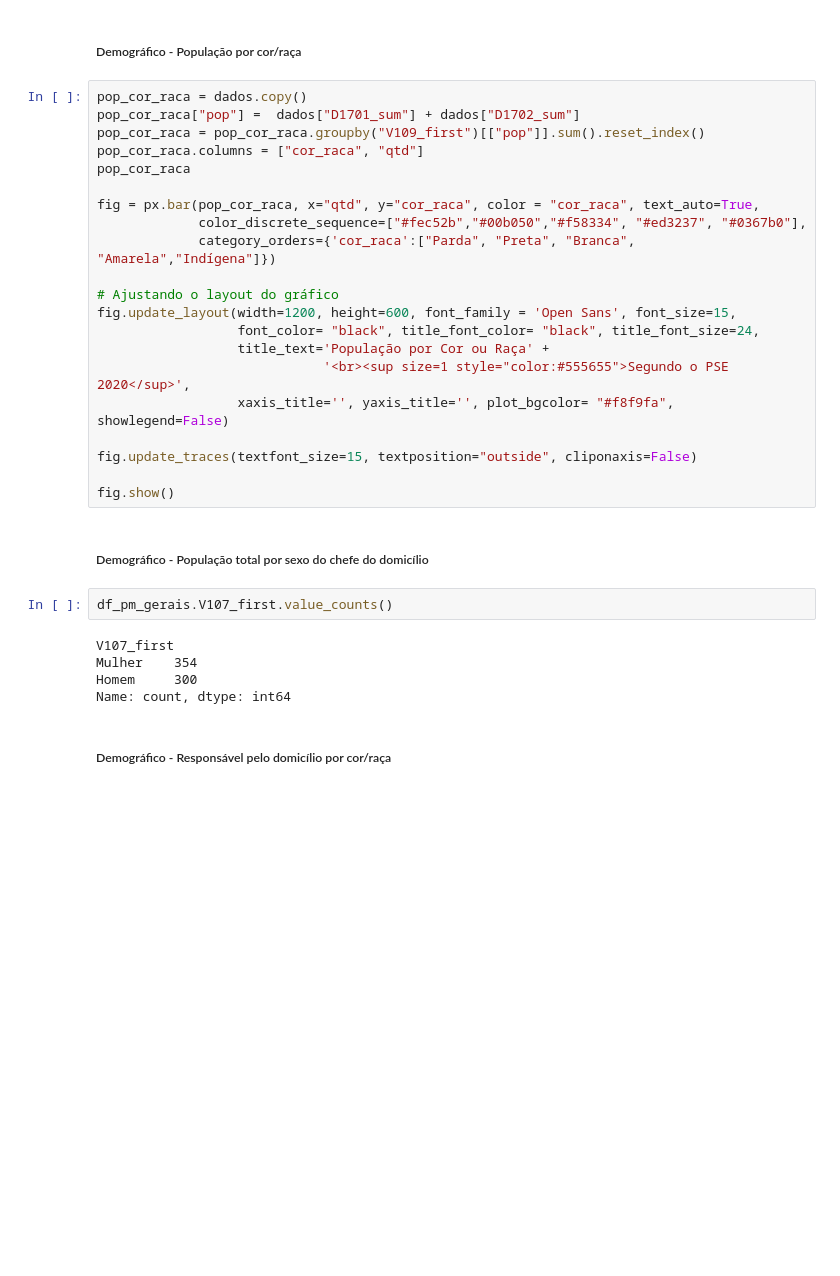
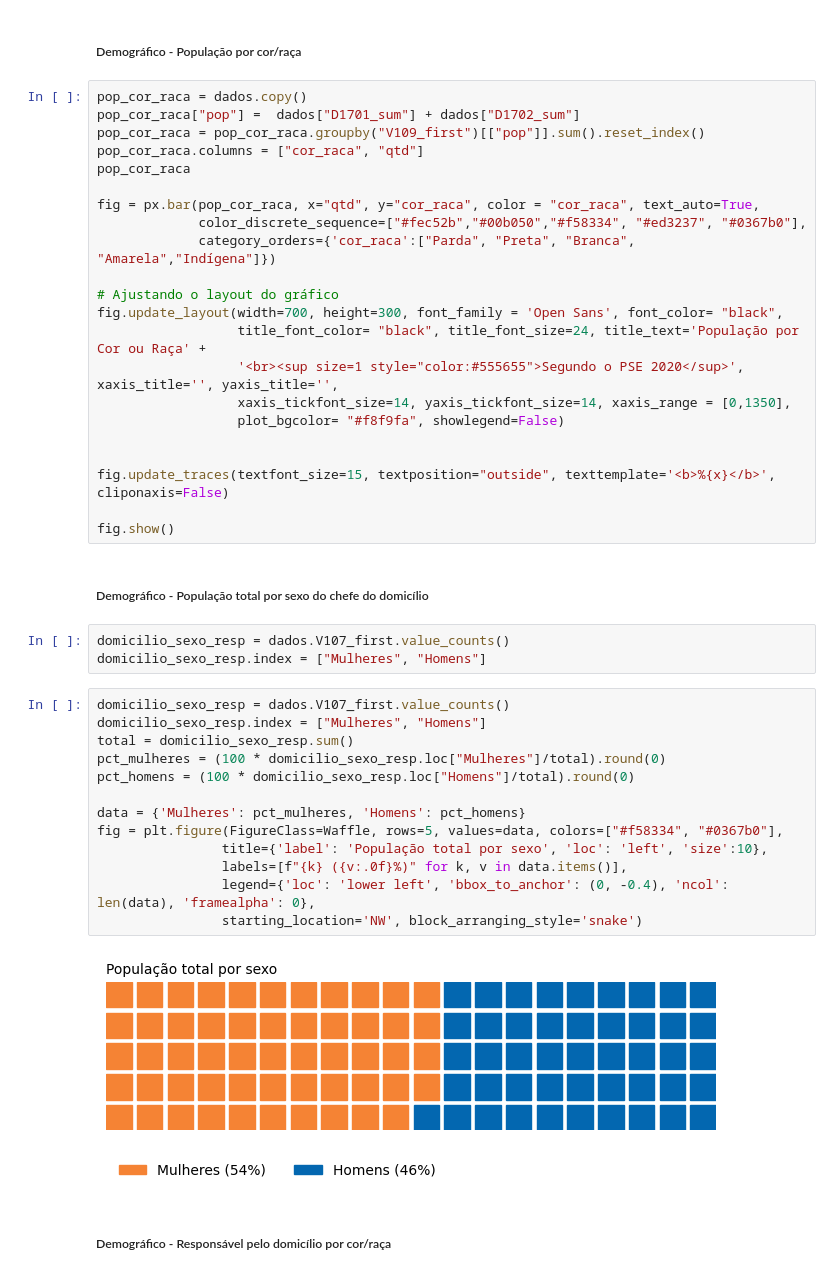
Before and after one commit to afonsosr2/datathon-grupo51, a Jupyter notebook: notebooks/PSE_2020.ipynb, the cells around one changed output. Drawn from its saved outputs; the diff is of its cells as text; blank space fills up the shorter version.

```diff
--- a/notebooks/PSE_2020.ipynb
+++ b/notebooks/PSE_2020.ipynb
@@ -96,24 +96,36 @@ fig = px.bar(pop_cor_raca, x="qtd", y="cor_raca", color = "cor_raca", text_auto=
              category_orders={'cor_raca':["Parda", "Preta", "Branca", "Amarela","Indígena"]})
 
 # Ajustando o layout do gráfico
-fig.update_layout(width=1200, height=600, font_family = 'Open Sans', font_size=15,
-                  font_color= "black", title_font_color= "black", title_font_size=24,
-                  title_text='População por Cor ou Raça' +
-                             '<br><sup size=1 style="color:#555655">Segundo o PSE 2020</sup>',
-                  xaxis_title='', yaxis_title='', plot_bgcolor= "#f8f9fa", showlegend=False)
+fig.update_layout(width=700, height=300, font_family = 'Open Sans', font_color= "black",
+                  title_font_color= "black", title_font_size=24, title_text='População por Cor ou Raça' +
+                  '<br><sup size=1 style="color:#555655">Segundo o PSE 2020</sup>', xaxis_title='', yaxis_title='',
+                  xaxis_tickfont_size=14, yaxis_tickfont_size=14, xaxis_range = [0,1350],
+                  plot_bgcolor= "#f8f9fa", showlegend=False)
 
-fig.update_traces(textfont_size=15, textposition="outside", cliponaxis=False)
+
+fig.update_traces(textfont_size=15, textposition="outside", texttemplate='<b>%{x}</b>', cliponaxis=False)
 
 fig.show()
 # %% [markdown]
 ##### Demográfico - População total por sexo do chefe do domicílio
-# %%
-df_pm_gerais.V107_first.value_counts()
-# %% [output]
-V107_first
-Mulher    354
-Homem     300
-Name: count, dtype: int64
+# %%
+domicilio_sexo_resp = dados.V107_first.value_counts()
+domicilio_sexo_resp.index = ["Mulheres", "Homens"]
+# %%
+domicilio_sexo_resp = dados.V107_first.value_counts()
+domicilio_sexo_resp.index = ["Mulheres", "Homens"]
+total = domicilio_sexo_resp.sum()
+pct_mulheres = (100 * domicilio_sexo_resp.loc["Mulheres"]/total).round(0)
+pct_homens = (100 * domicilio_sexo_resp.loc["Homens"]/total).round(0)
+
+data = {'Mulheres': pct_mulheres, 'Homens': pct_homens}
+fig = plt.figure(FigureClass=Waffle, rows=5, values=data, colors=["#f58334", "#0367b0"],
+                title={'label': 'População total por sexo', 'loc': 'left', 'size':10},
+                labels=[f"{k} ({v:.0f}%)" for k, v in data.items()],
+                legend={'loc': 'lower left', 'bbox_to_anchor': (0, -0.4), 'ncol': len(data), 'framealpha': 0},
+                starting_location='NW', block_arranging_style='snake')
+# %% [output]
+[figure, added]
 # %% [markdown]
 ##### Demográfico - Responsável pelo domicílio por cor/raça
 # %%
```
Also changed, not shown: parts of 7 cells of this notebook, 3 other files.
